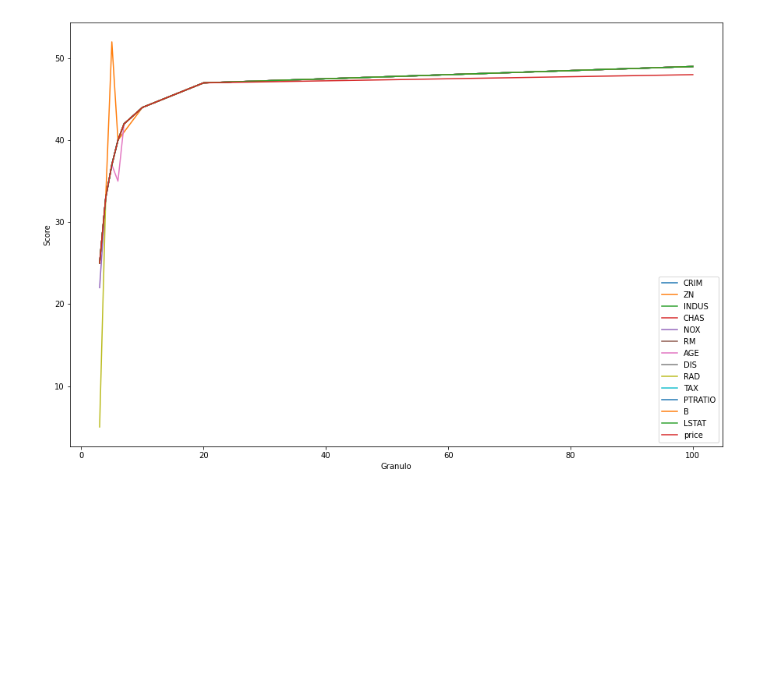
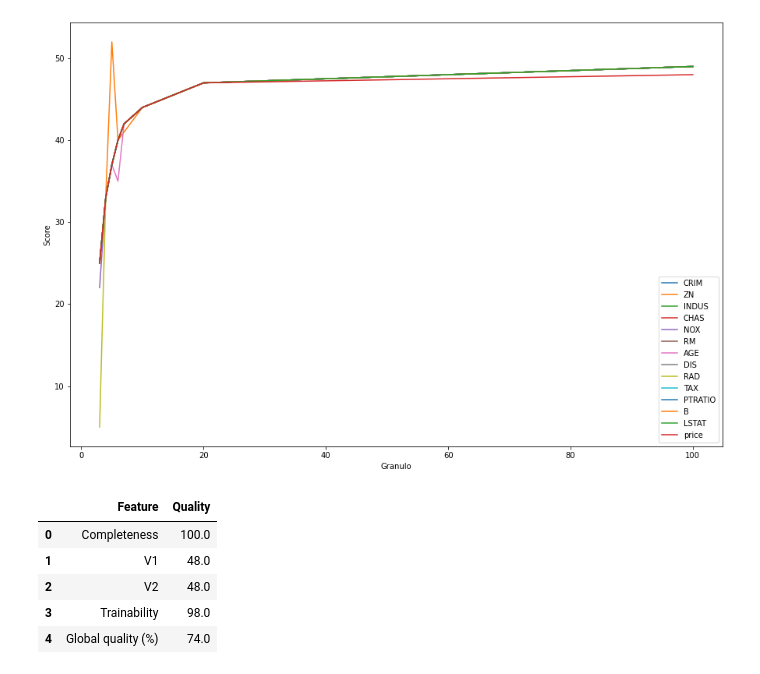
Before and after one commit to l0d0v1c/Data-quality-score, a Jupyter notebook: DQS.ipynb, the cells around one changed output. Cells and saved outputs as stored; diff of their text form; code cells hidden in the pictures; blank space fills up the shorter version.

```diff
--- a/DQS.ipynb
+++ b/DQS.ipynb
@@ -94,3 +94,14 @@ plt.legend()
 # %% [output]
 <matplotlib.legend.Legend at 0x...>
 [figure]
+# %%
+df=np.array([np.random.uniform(0,1,100),np.random.uniform(10,100,100)]).reshape(100,2)
+df=pd.DataFrame(df,columns=['V1','V2'])
+dataquality(df,granulo=50)
+# %% [output]
+|  | Feature | Quality |
+| 0 | Completeness | 100.0 |
+| 1 | V1 | 48.0 |
+| 2 | V2 | 48.0 |
+| 3 | Trainability | 98.0 |
+| 4 | Global quality (%) | 74.0 |
```
Also changed, not shown: parts of 1 cell of this notebook.
